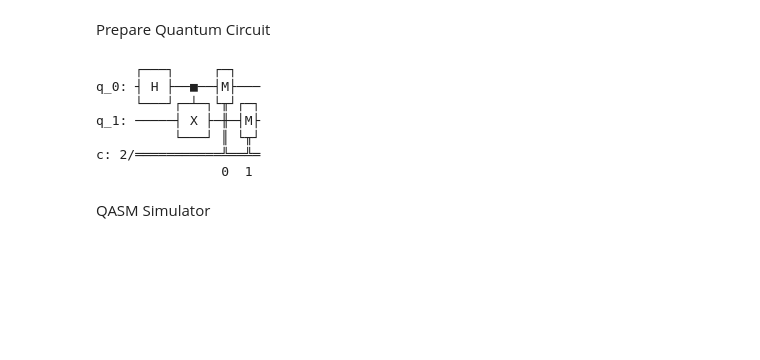
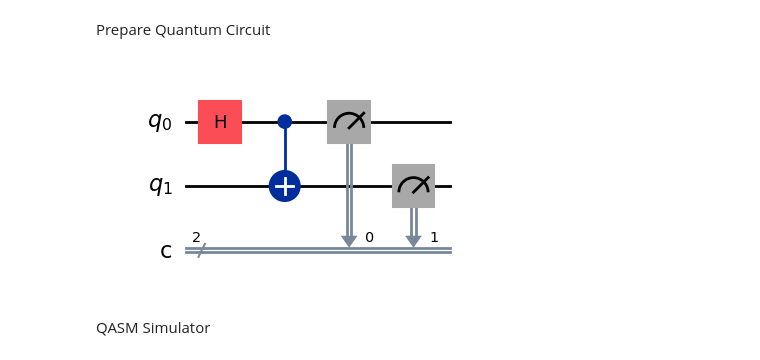
Before and after one commit to Gurj33t-Singh/Qiskit-Practice, a Jupyter notebook: Bell State_Qiskit.ipynb, the cells around one changed output. Saved outputs shown, nothing was run; the diff lists cells and outputs as text; code cells hidden in the pictures; blank space fills up the shorter version.

```diff
--- a/Bell State_Qiskit.ipynb
+++ b/Bell State_Qiskit.ipynb
@@ -21,26 +21,20 @@ Prepare Quantum Circuit
 # %%
 # Step 1: Create a quantum circuit with 2 qubits & 2 classical bits from measurement
 qc = QuantumCircuit(2, 2)
 
 # Step 2: Apply Hadamard to qubit 0
 qc.h(0)
 # Step 3: Apply CNOT (control=0, target=1)
 # qc.x(1) this is to flip q1 before cx
 qc.cx(0, 1)
 
 # Step 4: Measure both qubits
 qc.measure([0, 1], [0, 1])
 
 # Print the circuit diagram
-print(qc.draw())
+qc.draw('mpl')
 # %% [output]
-     ┌───┐     ┌─┐
-q_0: ┤ H ├──■──┤M├───
-     └───┘┌─┴─┐└╥┘┌─┐
-q_1: ─────┤ X ├─╫─┤M├
-          └───┘ ║ └╥┘
-c: 2/═══════════╩══╩═
-                0  1
+[figure, added]
 # %% [markdown]
 QASM Simulator
 # %%
```
Also changed, not shown: parts of 3 cells of this notebook, 2 other files.
